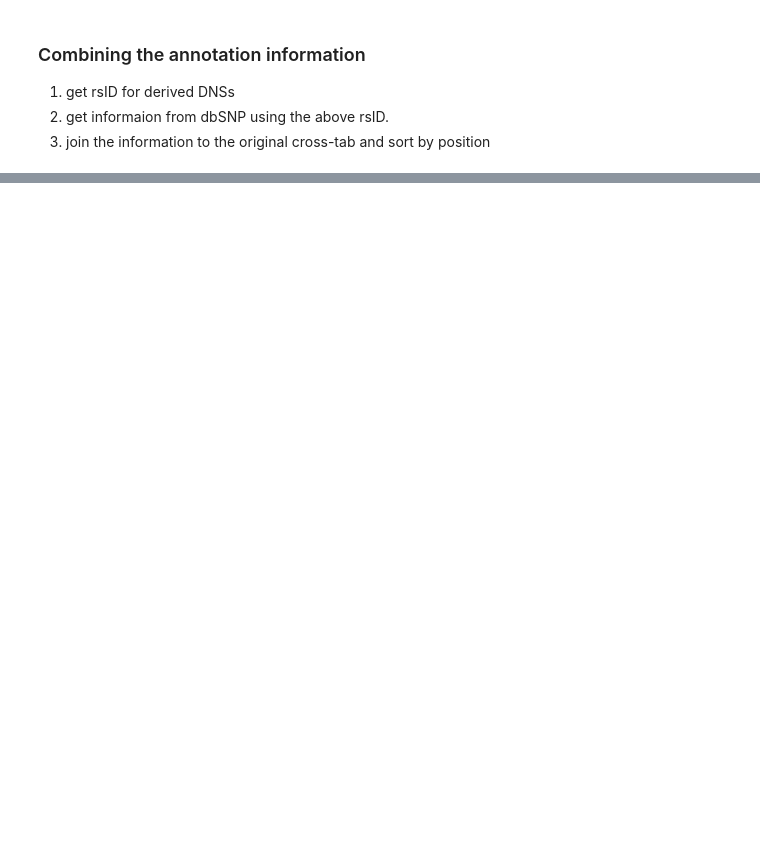
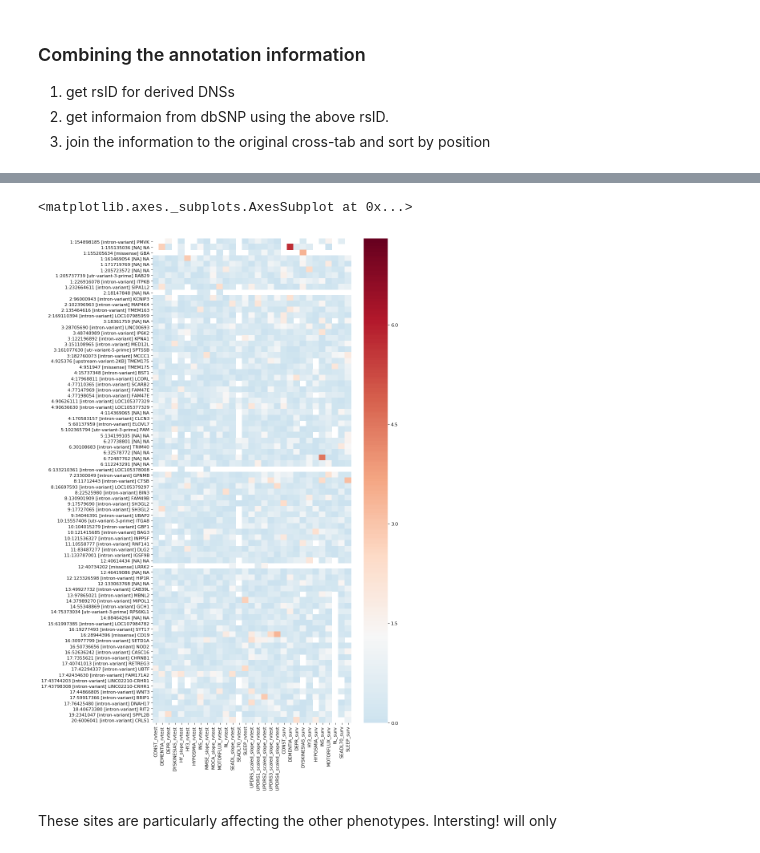
Before and after one commit to hirotaka-i/phenoGWAS, a Jupyter notebook: PostAnalysisScript.ipynb, the cells around one changed output, grey strips where cells are left out. Saved outputs shown, nothing was run; the diff lists cells and outputs as text; code cells hidden in the pictures; blank space fills up the shorter version.

```diff
--- a/PostAnalysisScript.ipynb
+++ b/PostAnalysisScript.ipynb
@@ -264,0 +220,17 @@ Sucessfully updated 1 job(s).
+# %%
+vMeta5 = pd.read_table("post/Meta5.list", names=['V1'])
+vMeta5_loc = vMeta5['V1'].str[3:]
+df_vMeta5_loc = key.to_frame('V1')
+df_vMeta5 = df.merge(df_vMeta5_loc, on='V1')
+# %%
+dft = df_vMeta5
+dft_out = dft.iloc[:, 1:(dft.shape[1]-6)]
+dft_out.index = dft['V1'] + " [" + dft['FXNCLASS'] + "] " + dft['SYMBOL']
+dft_out.head()
+fig=plt.figure(figsize=(10, 20), dpi= 80, facecolor='w', edgecolor='k')
+sns.heatmap(dft_out,cmap='RdBu_r', vmin=0, center=1.301, vmax=7.301)
+# %% [output]
+<matplotlib.axes._subplots.AxesSubplot at 0x...>
+[figure, added]
+# %% [markdown]
+These sites are particularly affecting the other phenotypes. Intersting! will only
```
Also changed, not shown: parts of 18 cells of this notebook, 1 other file.
